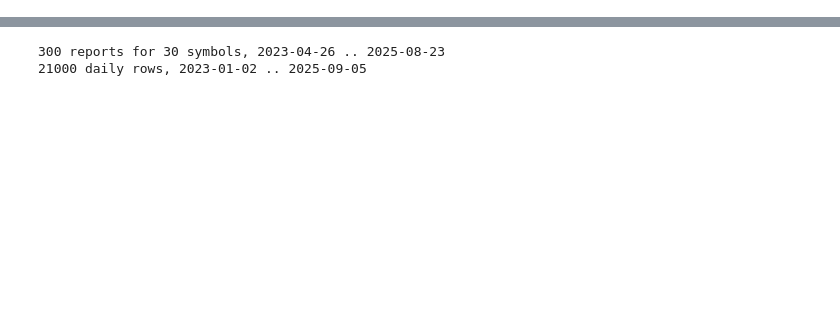
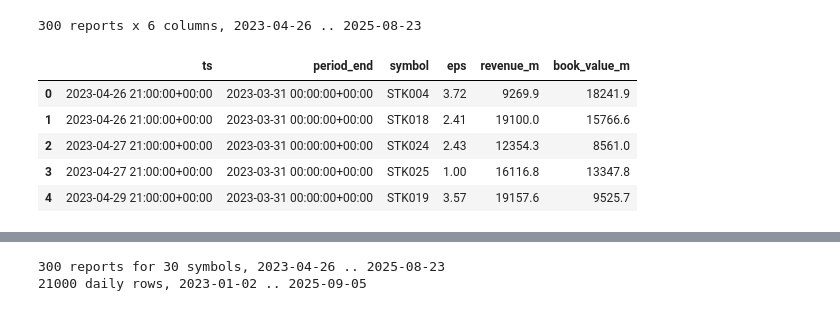
Before and after one commit to h5i-dev/h5i-db-cookbook, a Jupyter notebook: notebooks/01_market_data_engineering/06_point_in_time_fundamentals.ipynb, the cells around one changed output, grey strips where cells are left out. Cells and saved outputs as stored; diff of their text form; code cells hidden in the pictures; blank space fills up the shorter version.

```diff
--- a/notebooks/01_market_data_engineering/06_point_in_time_fundamentals.ipynb
+++ b/notebooks/01_market_data_engineering/06_point_in_time_fundamentals.ipynb
@@ -22,0 +42,15 @@ db = h5i_db.Database(cu.fresh_db("mde_pit"), create=True)
+# %%
+SYMS = [f"STK{i:03d}" for i in range(30)]
+
+funda = cu.make_fundamentals(symbols=SYMS, quarters=10).to_pandas()
+print(f"{len(funda):,} reports x {funda.shape[1]} columns, "
+      f"{funda['ts'].min():%Y-%m-%d} .. {funda['ts'].max():%Y-%m-%d}")
+funda.head()
+# %% [output]
+300 reports x 6 columns, 2023-04-26 .. 2025-08-23
+|  | ts | period_end | symbol | eps | revenue_m | book_value_m |
+| 0 | 2023-04-26 21:00:00+00:00 | 2023-03-31 00:00:00+00:00 | STK004 | 3.72 | 9269.9 | 18241.9 |
+| 1 | 2023-04-26 21:00:00+00:00 | 2023-03-31 00:00:00+00:00 | STK018 | 2.41 | 19100.0 | 15766.6 |
+| 2 | 2023-04-27 21:00:00+00:00 | 2023-03-31 00:00:00+00:00 | STK024 | 2.43 | 12354.3 | 8561.0 |
+| 3 | 2023-04-27 21:00:00+00:00 | 2023-03-31 00:00:00+00:00 | STK025 | 1.00 | 16116.8 | 13347.8 |
+| 4 | 2023-04-29 21:00:00+00:00 | 2023-03-31 00:00:00+00:00 | STK019 | 3.57 | 19157.6 | 9525.7 |
```
Also changed, not shown: parts of 17 cells of this notebook, 31 other files.
